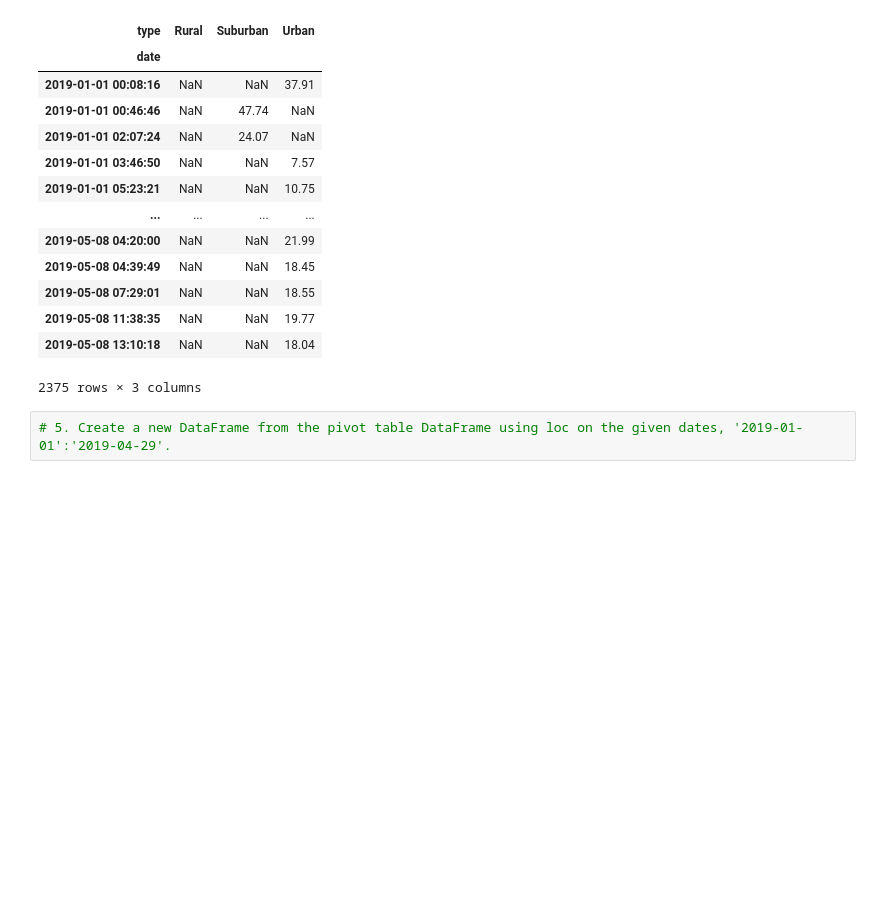
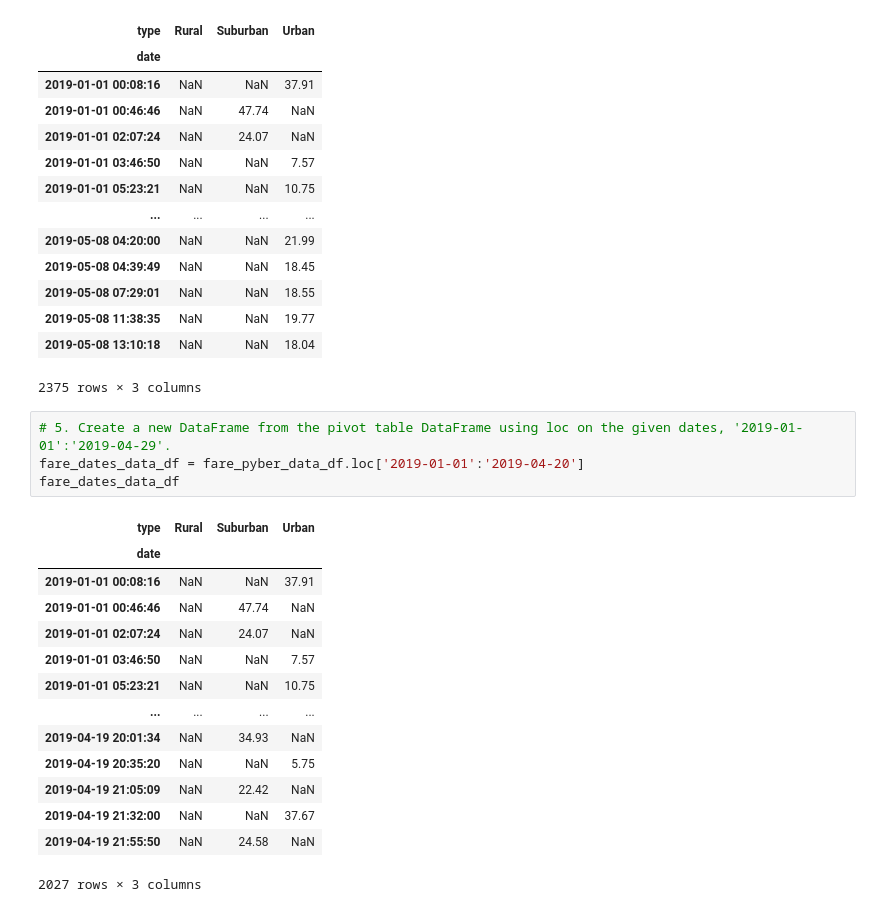
Before and after one commit to paveenB/PyBer_Analysis, a Jupyter notebook: PyBer_Challenge.ipynb, the cells around one changed output. Cells and saved outputs as stored; diff of their text form; blank space fills up the shorter version.

```diff
--- a/PyBer_Challenge.ipynb
+++ b/PyBer_Challenge.ipynb
@@ -188,6 +188,23 @@ fare_pyber_data_df
 2375 rows × 3 columns
 # %%
 # 5. Create a new DataFrame from the pivot table DataFrame using loc on the given dates, '2019-01-01':'2019-04-29'.
+fare_dates_data_df = fare_pyber_data_df.loc['2019-01-01':'2019-04-20']
+fare_dates_data_df
+# %% [output]
+| type | Rural | Suburban | Urban |
+| date |  |  |  |
+| 2019-01-01 00:08:16 | NaN | NaN | 37.91 |
+| 2019-01-01 00:46:46 | NaN | 47.74 | NaN |
+| 2019-01-01 02:07:24 | NaN | 24.07 | NaN |
+| 2019-01-01 03:46:50 | NaN | NaN | 7.57 |
+| 2019-01-01 05:23:21 | NaN | NaN | 10.75 |
+| ... | ... | ... | ... |
+| 2019-04-19 20:01:34 | NaN | 34.93 | NaN |
+| 2019-04-19 20:35:20 | NaN | NaN | 5.75 |
+| 2019-04-19 21:05:09 | NaN | 22.42 | NaN |
+| 2019-04-19 21:32:00 | NaN | NaN | 37.67 |
+| 2019-04-19 21:55:50 | NaN | 24.58 | NaN |
+2027 rows × 3 columns
 # %%
 # 6. Set the "date" index to datetime datatype. This is necessary to use the resample() method in Step 8.
 # df.index = pd.to_datetime(df.index)
```
Also changed, not shown: parts of 4 cells of this notebook.
